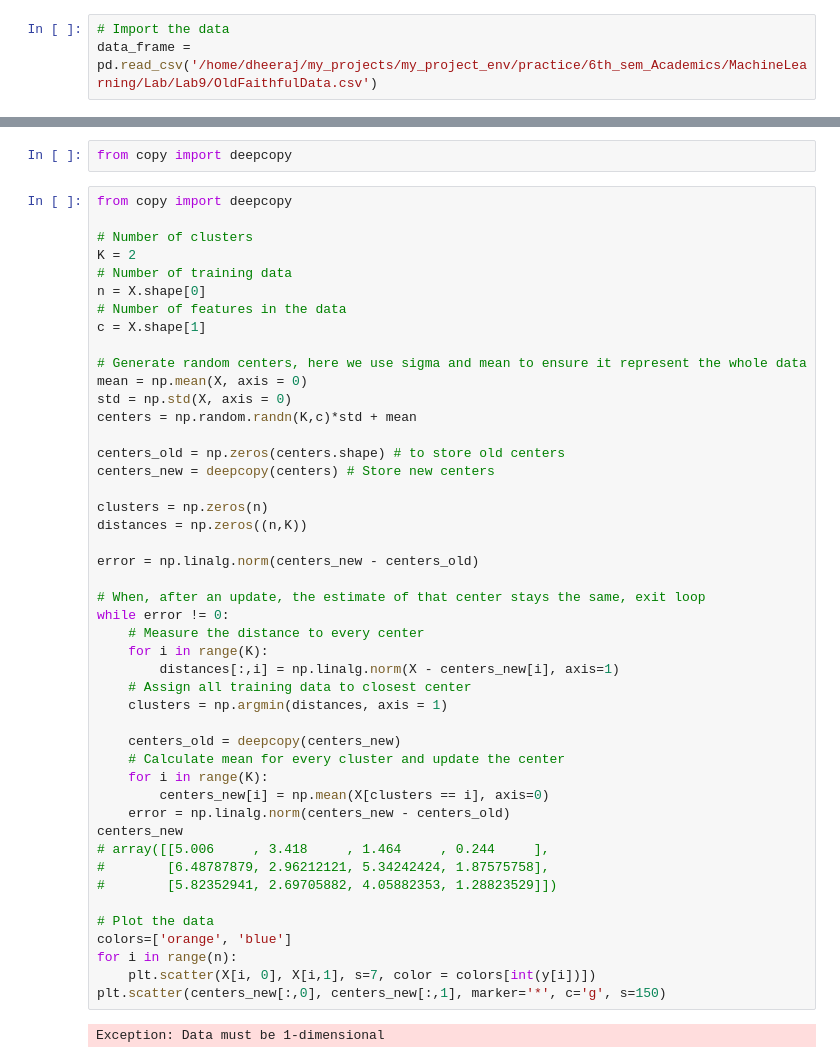
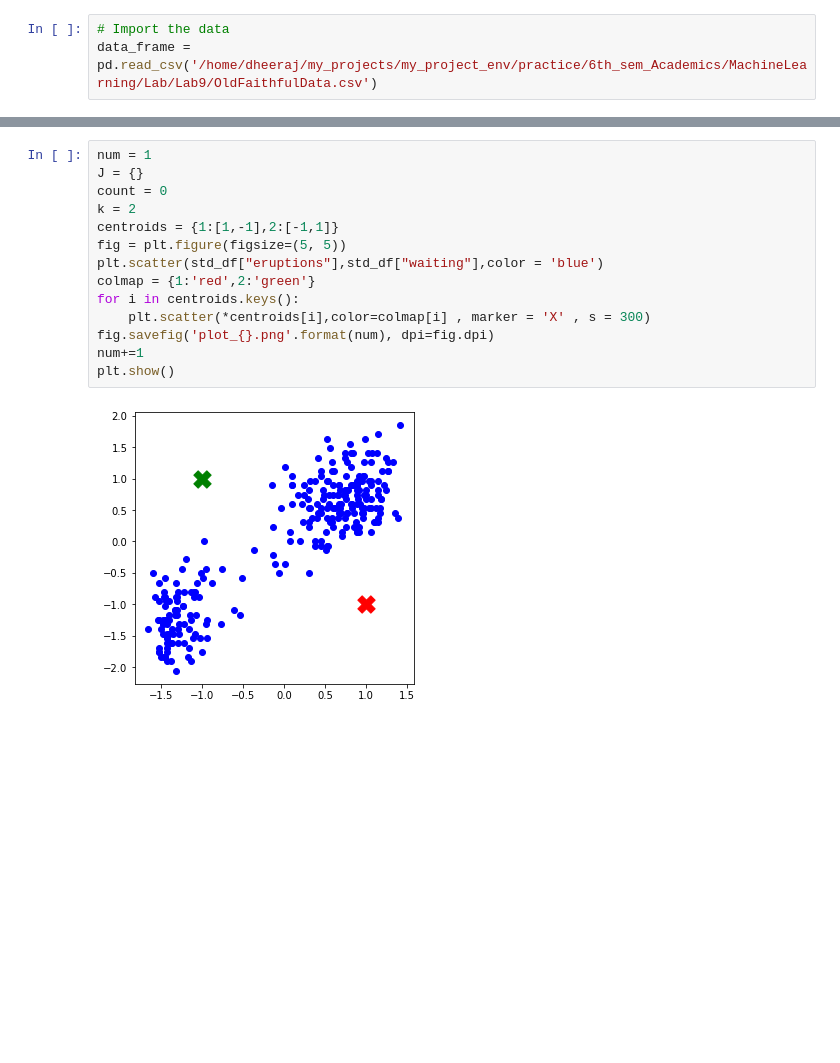
Before and after one commit to dheeraj-2000/6th_sem_Academics, a Jupyter notebook: MachineLearning/Lab/Lab9/KMeans-Clustering.ipynb, the cells around one changed output, grey strips where cells are left out. Cells and saved outputs as stored; diff of their text form; blank space fills up the shorter version.

```diff
--- a/MachineLearning/Lab/Lab9/KMeans-Clustering.ipynb
+++ b/MachineLearning/Lab/Lab9/KMeans-Clustering.ipynb
@@ -64,50 +43,16 @@ plt.ylim([-2, 2])
-# %%
-from copy import deepcopy
-# %%
-from copy import deepcopy
-
-# Number of clusters
-K = 2
-# Number of training data
-n = X.shape[0]
-# Number of features in the data
-c = X.shape[1]
-
-# Generate random centers, here we use sigma and mean to ensure it represent the whole data
-mean = np.mean(X, axis = 0)
-std = np.std(X, axis = 0)
-centers = np.random.randn(K,c)*std + mean
-
-centers_old = np.zeros(centers.shape) # to store old centers
-centers_new = deepcopy(centers) # Store new centers
-
-clusters = np.zeros(n)
-distances = np.zeros((n,K))
-
-error = np.linalg.norm(centers_new - centers_old)
-
-# When, after an update, the estimate of that center stays the same, exit loop
-while error != 0:
-    # Measure the distance to every center
-    for i in range(K):
-        distances[:,i] = np.linalg.norm(X - centers_new[i], axis=1)
-    # Assign all training data to closest center
-    clusters = np.argmin(distances, axis = 1)
-
-    centers_old = deepcopy(centers_new)
-    # Calculate mean for every cluster and update the center
-    for i in range(K):
-        centers_new[i] = np.mean(X[clusters == i], axis=0)
-    error = np.linalg.norm(centers_new - centers_old)
-centers_new
-# array([[5.006     , 3.418     , 1.464     , 0.244     ],
-#        [6.48787879, 2.96212121, 5.34242424, 1.87575758],
-#        [5.82352941, 2.69705882, 4.05882353, 1.28823529]])
-
-# Plot the data
-colors=['orange', 'blue']
-for i in range(n):
-    plt.scatter(X[i, 0], X[i,1], s=7, color = colors[int(y[i])])
-plt.scatter(centers_new[:,0], centers_new[:,1], marker='*', c='g', s=150)
-# %% [output]
-Exception: Data must be 1-dimensional
+# %%
+num = 1
+J = {}
+count = 0
+k = 2
+centroids = {1:[1,-1],2:[-1,1]}
+fig = plt.figure(figsize=(5, 5))
+plt.scatter(std_df["eruptions"],std_df["waiting"],color = 'blue')
+colmap = {1:'red',2:'green'}
+for i in centroids.keys():
+    plt.scatter(*centroids[i],color=colmap[i] , marker = 'X' , s = 300)
+fig.savefig('plot_{}.png'.format(num), dpi=fig.dpi)
+num+=1
+plt.show()
+# %% [output]
+[figure, added]
```
Also changed, not shown: parts of 9 cells of this notebook, 10 other files.
